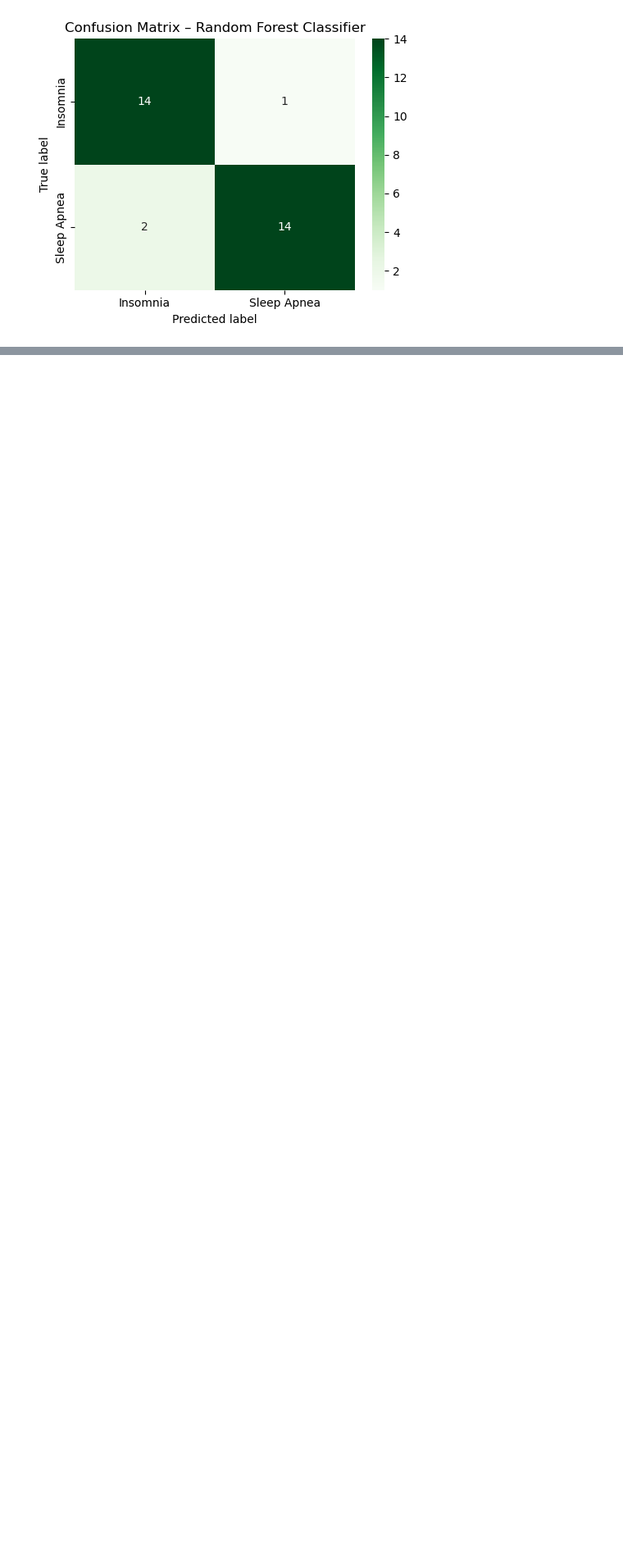
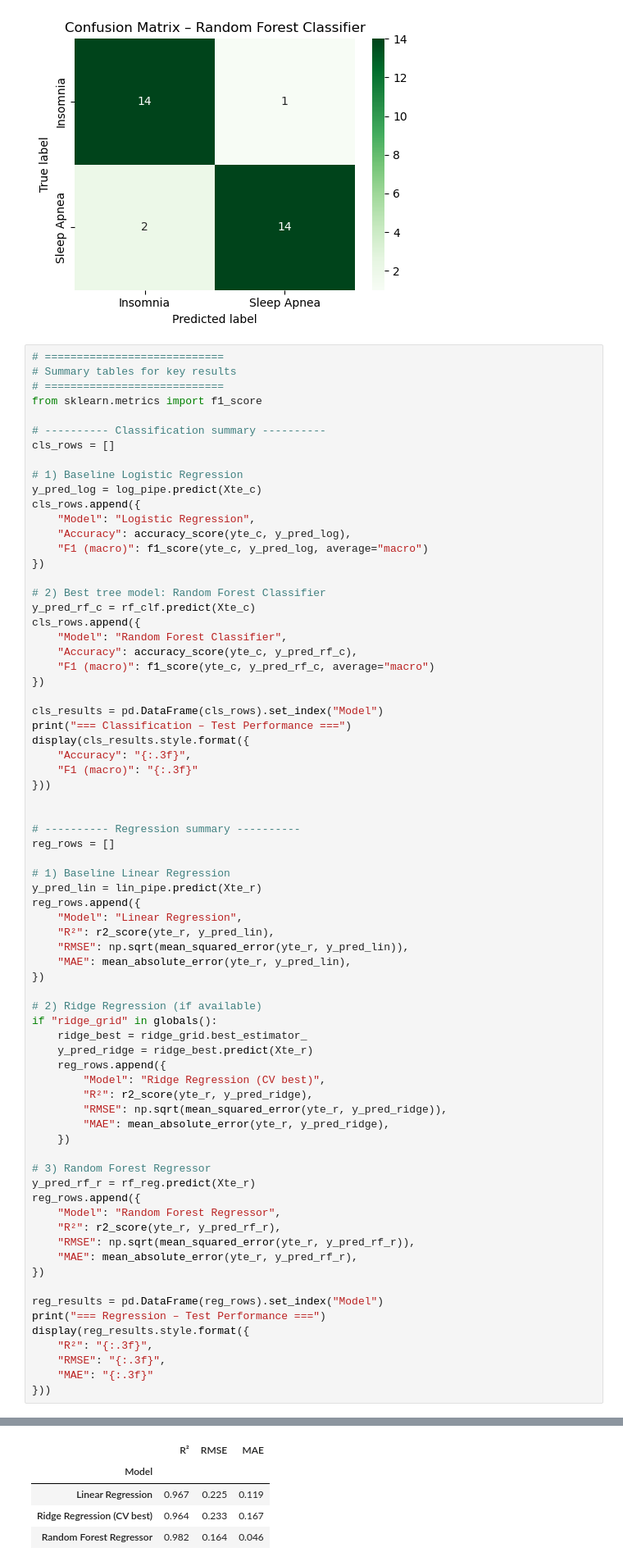
Before and after one commit to lucasorge13/Final-Project-DS3010, a Jupyter notebook: code/Final.ipynb, the cells around one changed output, grey strips where cells are left out. Shown at 82% size. Drawn from its saved outputs; the diff is of its cells as text; blank space fills up the shorter version.

```diff
--- a/code/Final.ipynb
+++ b/code/Final.ipynb
@@ -1143,3 +1143,76 @@ plt.show()
 [figure]
 [figure]
 [figure]
+# %%
+# ============================
+# Summary tables for key results
+# ============================
+from sklearn.metrics import f1_score
+
+# ---------- Classification summary ----------
+cls_rows = []
+
+# 1) Baseline Logistic Regression
+y_pred_log = log_pipe.predict(Xte_c)
+cls_rows.append({
+    "Model": "Logistic Regression",
+    "Accuracy": accuracy_score(yte_c, y_pred_log),
+    "F1 (macro)": f1_score(yte_c, y_pred_log, average="macro")
+})
+
+# 2) Best tree model: Random Forest Classifier
+y_pred_rf_c = rf_clf.predict(Xte_c)
+cls_rows.append({
+    "Model": "Random Forest Classifier",
+    "Accuracy": accuracy_score(yte_c, y_pred_rf_c),
+    "F1 (macro)": f1_score(yte_c, y_pred_rf_c, average="macro")
+})
+
+cls_results = pd.DataFrame(cls_rows).set_index("Model")
+print("=== Classification – Test Performance ===")
+display(cls_results.style.format({
+    "Accuracy": "{:.3f}",
+    "F1 (macro)": "{:.3f}"
+}))
+
+
+# ---------- Regression summary ----------
+reg_rows = []
+
+# 1) Baseline Linear Regression
+y_pred_lin = lin_pipe.predict(Xte_r)
+reg_rows.append({
+    "Model": "Linear Regression",
+    "R²": r2_score(yte_r, y_pred_lin),
+    "RMSE": np.sqrt(mean_squared_error(yte_r, y_pred_lin)),
+    "MAE": mean_absolute_error(yte_r, y_pred_lin),
+})
+
+# 2) Ridge Regression (if available)
+if "ridge_grid" in globals():
+    ridge_best = ridge_grid.best_estimator_
+    y_pred_ridge = ridge_best.predict(Xte_r)
+    reg_rows.append({
+        "Model": "Ridge Regression (CV best)",
+        "R²": r2_score(yte_r, y_pred_ridge),
+        "RMSE": np.sqrt(mean_squared_error(yte_r, y_pred_ridge)),
+        "MAE": mean_absolute_error(yte_r, y_pred_ridge),
+    })
+
+# 3) Random Forest Regressor
+y_pred_rf_r = rf_reg.predict(Xte_r)
+reg_rows.append({
+    "Model": "Random Forest Regressor",
+    "R²": r2_score(yte_r, y_pred_rf_r),
+    "RMSE": np.sqrt(mean_squared_error(yte_r, y_pred_rf_r)),
+    "MAE": mean_absolute_error(yte_r, y_pred_rf_r),
+})
+
+reg_results = pd.DataFrame(reg_rows).set_index("Model")
+print("=== Regression – Test Performance ===")
+display(reg_results.style.format({
+    "R²": "{:.3f}",
+    "RMSE": "{:.3f}",
+    "MAE": "{:.3f}"
+}))
+# %% [output]
@@ -1146,3 +1225,8 @@ plt.show()
+|  | R² | RMSE | MAE |
+| Model |  |  |  |
+| Linear Regression | 0.967 | 0.225 | 0.119 |
+| Ridge Regression (CV best) | 0.964 | 0.233 | 0.167 |
+| Random Forest Regressor | 0.982 | 0.164 | 0.046 |
 # %% [markdown]
 ## Outcome:
 
```
Also changed, not shown: parts of 5 cells of this notebook.
